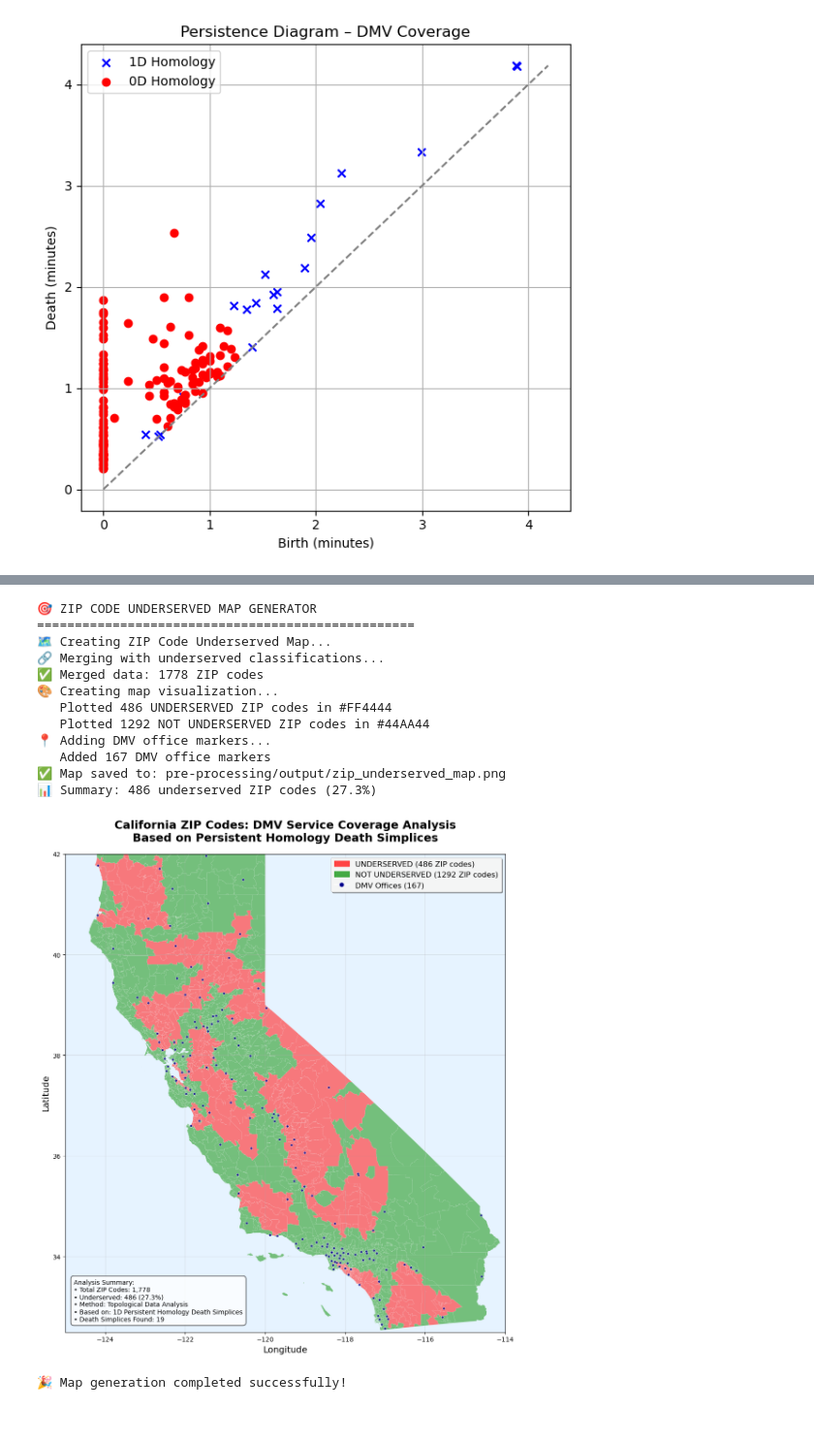
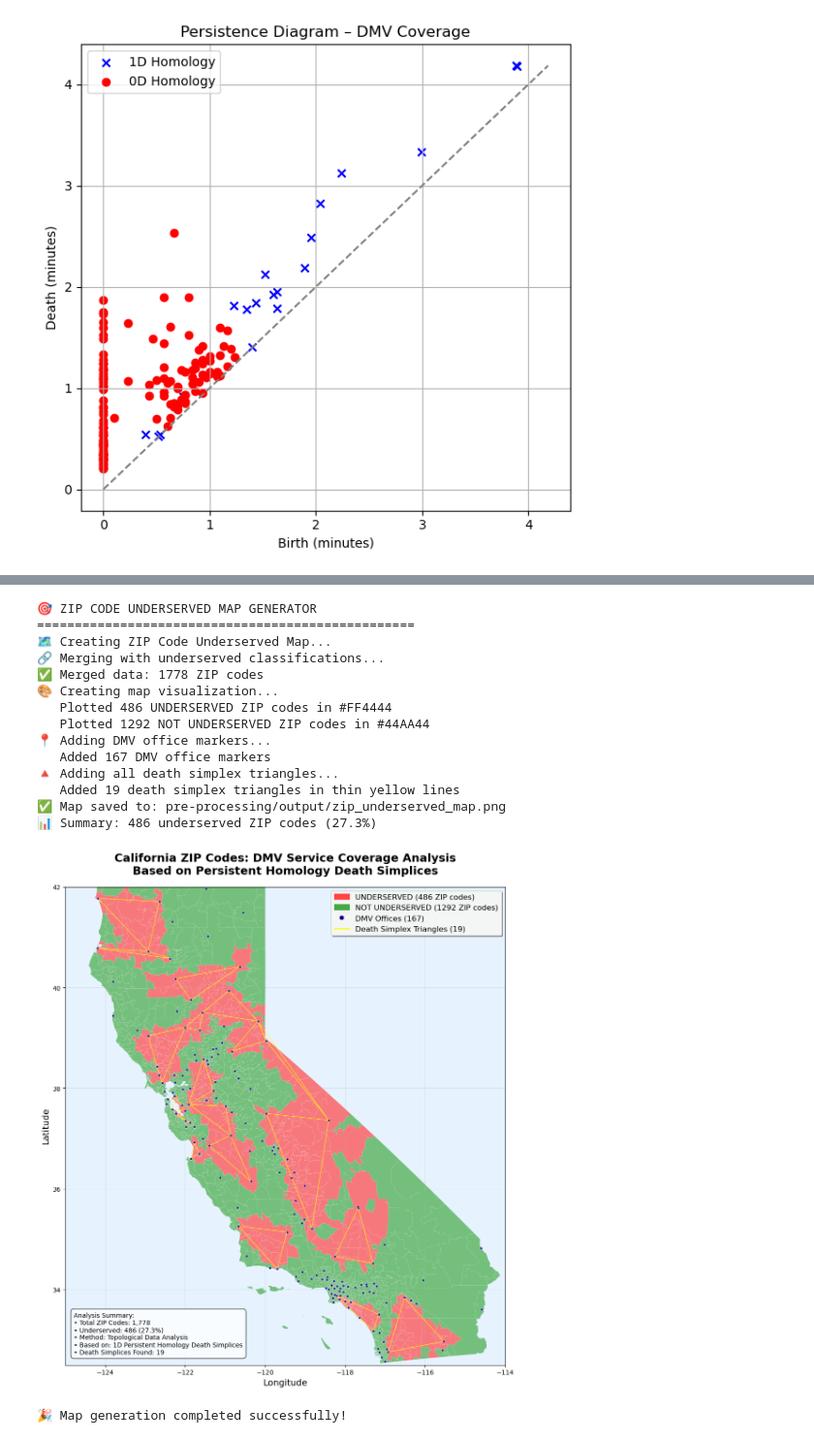
Before and after one commit to Aylin-Ambriz/DMV-resource-coverage-msri, a Jupyter notebook: dmv_ph_analysis_app.ipynb, the cells around one changed output, grey strips where cells are left out. Shown at 97% size. Drawn from its saved outputs; the diff is of its cells as text; code cells hidden in the pictures.

Commit message:
added triangles

```diff
--- a/dmv_ph_analysis_app.ipynb
+++ b/dmv_ph_analysis_app.ipynb
@@ -344,6 +344,14 @@ if 'results_df' in locals() and results_df is not None:
               edgecolors='white', linewidth=0.5, zorder=5)
     print(f"   Added {len(dmv_df)} DMV office markers")
 
+    # Add all death simplex triangles
+    print("🔺 Adding all death simplex triangles...")
+    for i, triangle_info in enumerate(triangles):
+        triangle_geom = triangle_info['geometry']
+        x, y = triangle_geom.exterior.xy
+        ax.plot(x, y, color='yellow', linewidth=0.8, alpha=0.9, zorder=4)
+    print(f"   Added {len(triangles)} death simplex triangles in thin yellow lines")
+
     # Set map bounds to California
     ax.set_xlim(-125, -114)
     ax.set_ylim(32.5, 42)
@@ -364,7 +372,9 @@ if 'results_df' in locals() and results_df is not None:
         patches.Patch(color='#FF4444', label=f'UNDERSERVED ({(results_df["STATUS"] == "UNDERSERVED").sum()} ZIP codes)'),
         patches.Patch(color='#44AA44', label=f'NOT UNDERSERVED ({(results_df["STATUS"] == "NOT UNDERSERVED").sum()} ZIP codes)'),
         plt.Line2D([0], [0], marker='o', color='w', markerfacecolor='darkblue',
-                   markersize=8, label=f'DMV Offices ({len(dmv_df)})')
+                   markersize=8, label=f'DMV Offices ({len(dmv_df)})'),
+        plt.Line2D([0], [0], color='yellow', linewidth=2, alpha=0.9,
+                   label=f'Death Simplex Triangles ({len(triangles)})')
     ]
 
     ax.legend(handles=legend_elements, loc='upper right', fontsize=12,
@@ -387,32 +397,34 @@ if 'results_df' in locals() and results_df is not None:
             verticalalignment='bottom')
 
     # Save the map
     output_file = "pre-processing/output/zip_underserved_map.png"
     plt.tight_layout()
     plt.savefig(output_file, dpi=300, bbox_inches='tight',
                 facecolor='white', edgecolor='none')
 
     print(f"✅ Map saved to: {output_file}")
     print(f"📊 Summary: {underserved_count} underserved ZIP codes ({underserved_pct:.1f}%)")
 
     plt.show()
 
     print("\n🎉 Map generation completed successfully!")
 
 else:
     print("❌ No analysis results available. Please run the ZIP code analysis first.")
 # %% [output]
 🎯 ZIP CODE UNDERSERVED MAP GENERATOR
 ==================================================
 🗺️ Creating ZIP Code Underserved Map...
 🔗 Merging with underserved classifications...
 ✅ Merged data: 1778 ZIP codes
 🎨 Creating map visualization...
    Plotted 486 UNDERSERVED ZIP codes in #FF4444
    Plotted 1292 NOT UNDERSERVED ZIP codes in #44AA44
 📍 Adding DMV office markers...
    Added 167 DMV office markers
+🔺 Adding all death simplex triangles...
+   Added 19 death simplex triangles in thin yellow lines
 ✅ Map saved to: pre-processing/output/zip_underserved_map.png
 📊 Summary: 486 underserved ZIP codes (27.3%)
-[figure, old version]
+[figure, new version]
 🎉 Map generation completed successfully!
```
Also changed, not shown: 1 other file.
